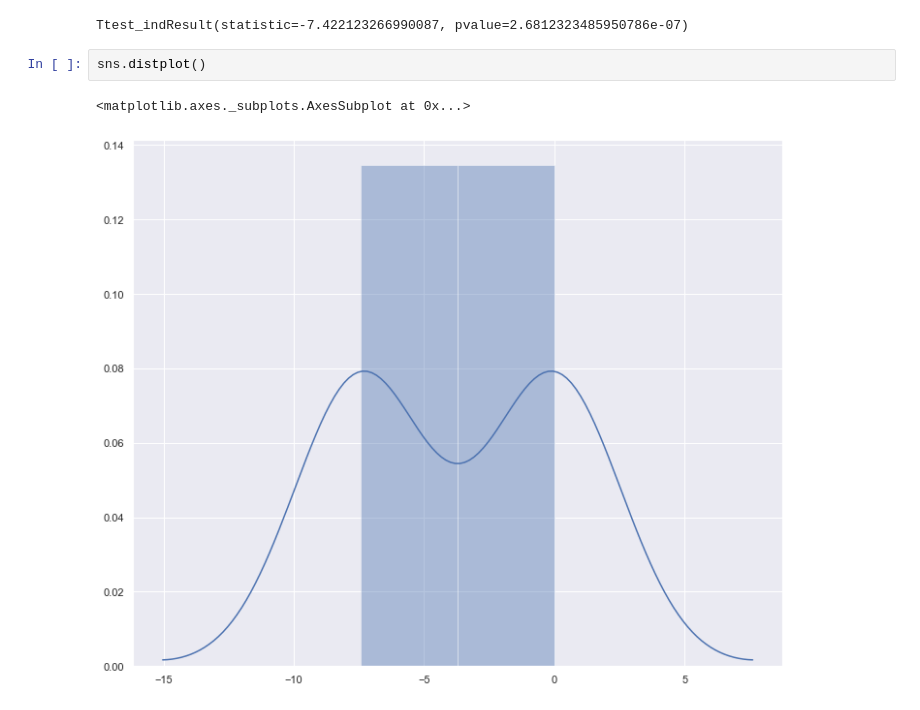
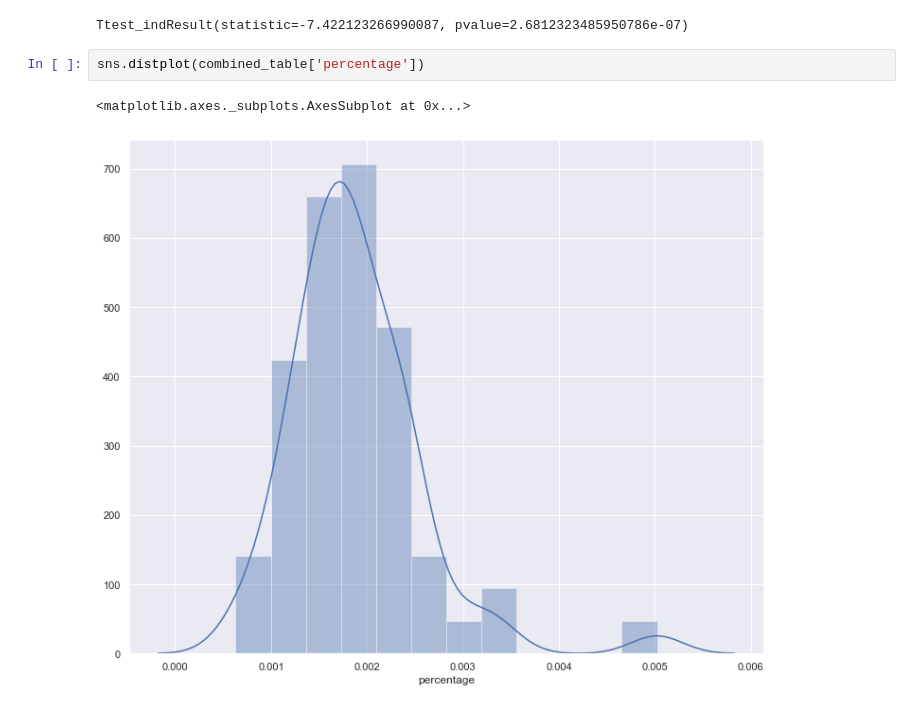
Before and after one commit to joseh4/Testing-the-link-between-fast-food-restaurants-and-property-crime-in-CA, a Jupyter notebook: master-notebook-crime.ipynb, the cells around one changed output. Saved outputs shown, nothing was run; the diff lists cells and outputs as text.

Commit message:
the master notebook has graphs for ratio of ff andd percent crim

```diff
--- a/master-notebook-crime.ipynb
+++ b/master-notebook-crime.ipynb
@@ -573,7 +593,7 @@ bot_ff_crime
 # %% [output]
 Ttest_indResult(statistic=-7.422123266990087, pvalue=2.6812323485950786e-07)
 # %%
-sns.distplot()
+sns.distplot(combined_table['percentage'])
 # %% [output]
 <matplotlib.axes._subplots.AxesSubplot at 0x...>
-[figure, old version]
+[figure, new version]
```
Also changed, not shown: parts of 2 cells of this notebook.
